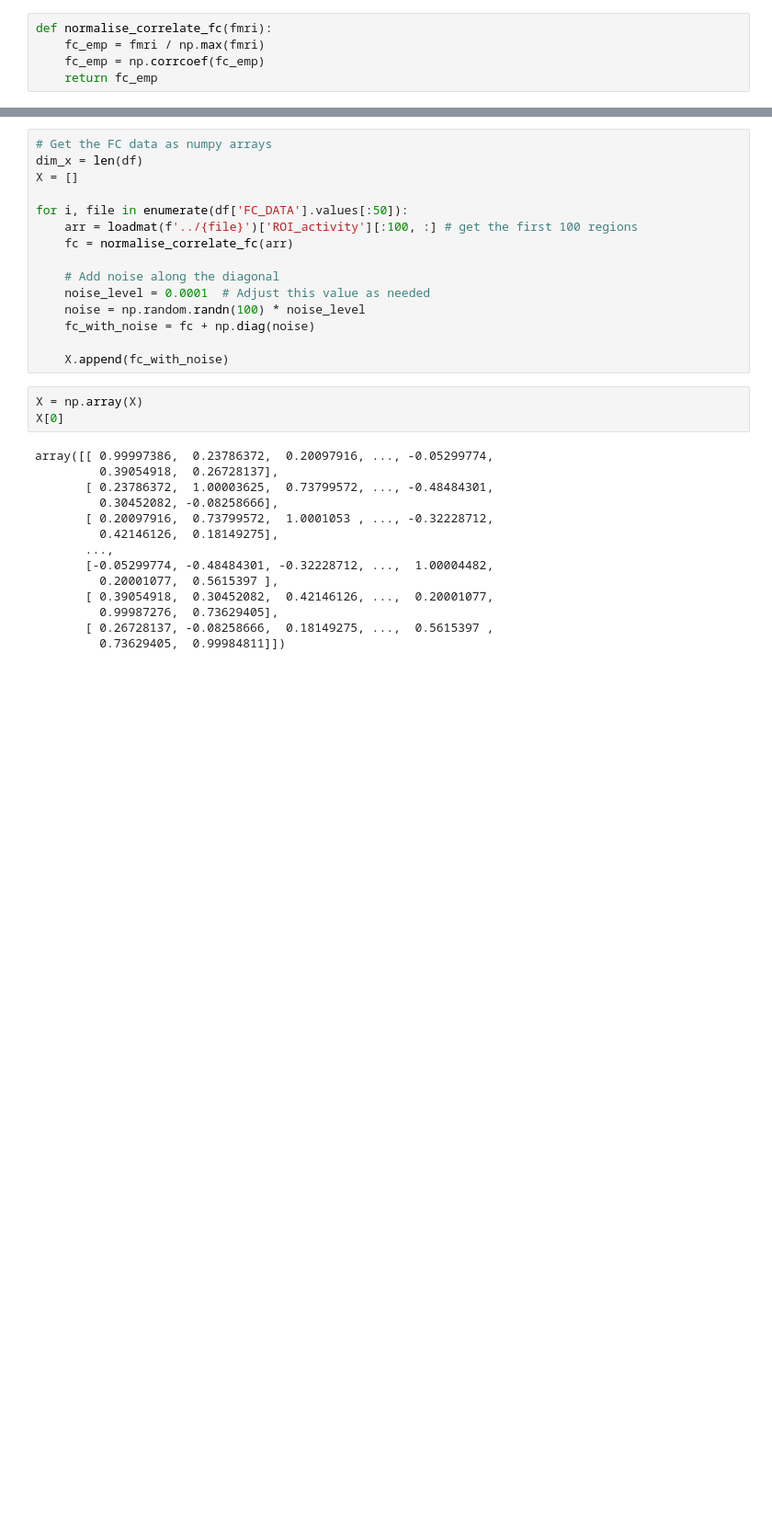
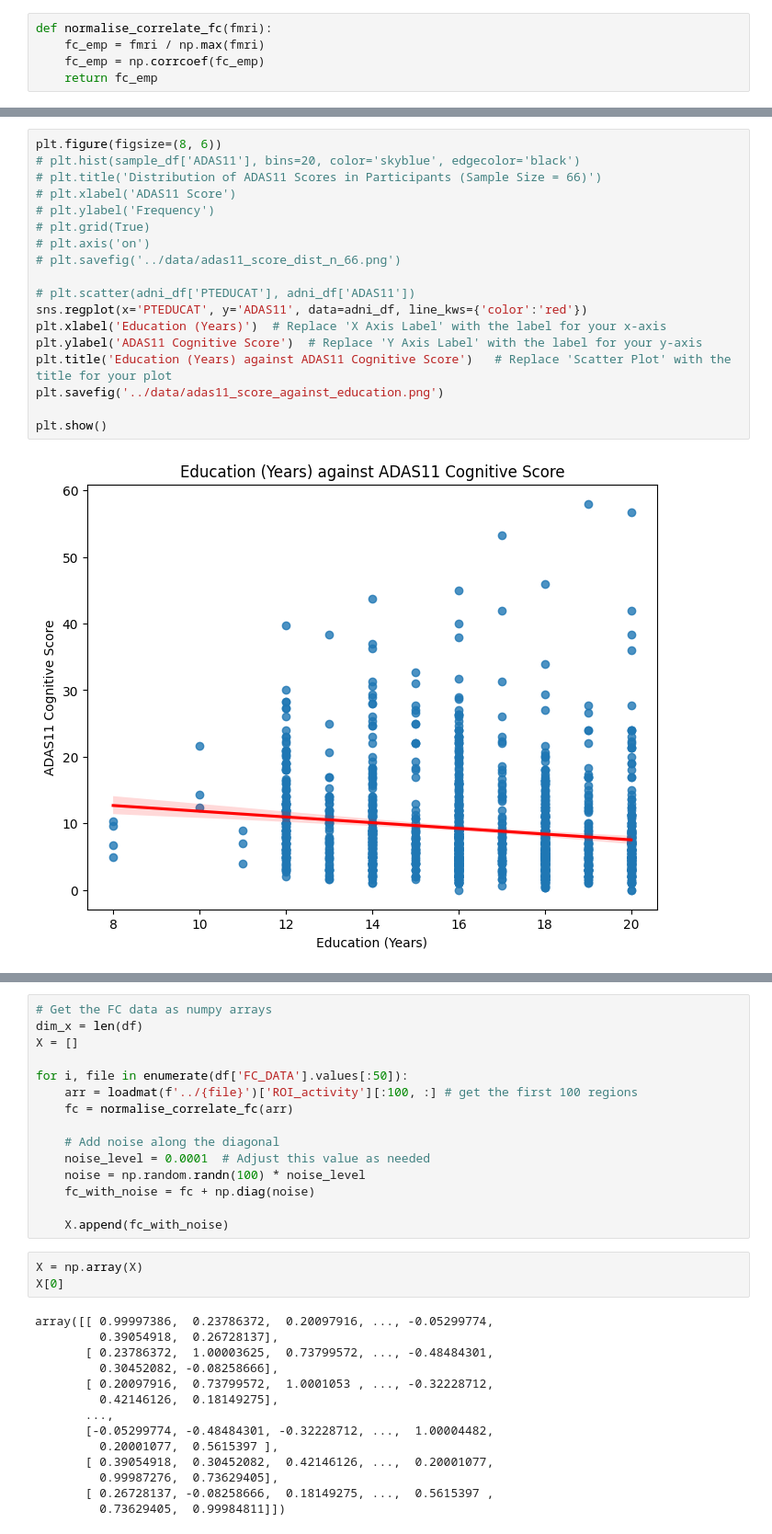
Before and after one commit to dChakr/ad_modelling_fyp, a Jupyter notebook: predictors/cpm_2.ipynb, the cells around one changed output, grey strips where cells are left out. Shown at 92% size. Saved outputs shown, nothing was run; the diff lists cells and outputs as text; blank space fills up the shorter version.

```diff
--- a/predictors/cpm_2.ipynb
+++ b/predictors/cpm_2.ipynb
@@ -138,0 +210,20 @@ df.shape
+# %%
+plt.figure(figsize=(8, 6))
+# plt.hist(sample_df['ADAS11'], bins=20, color='skyblue', edgecolor='black')
+# plt.title('Distribution of ADAS11 Scores in Participants (Sample Size = 66)')
+# plt.xlabel('ADAS11 Score')
+# plt.ylabel('Frequency')
+# plt.grid(True)
+# plt.axis('on')
+# plt.savefig('../data/adas11_score_dist_n_66.png')
+
+# plt.scatter(adni_df['PTEDUCAT'], adni_df['ADAS11'])
+sns.regplot(x='PTEDUCAT', y='ADAS11', data=adni_df, line_kws={'color':'red'})
+plt.xlabel('Education (Years)')  # Replace 'X Axis Label' with the label for your x-axis
+plt.ylabel('ADAS11 Cognitive Score')  # Replace 'Y Axis Label' with the label for your y-axis
+plt.title('Education (Years) against ADAS11 Cognitive Score')   # Replace 'Scatter Plot' with the title for your plot
+plt.savefig('../data/adas11_score_against_education.png')
+
+plt.show()
+# %% [output]
+[figure, added]
```
Also changed, not shown: parts of 16 cells of this notebook, 51 other files.
